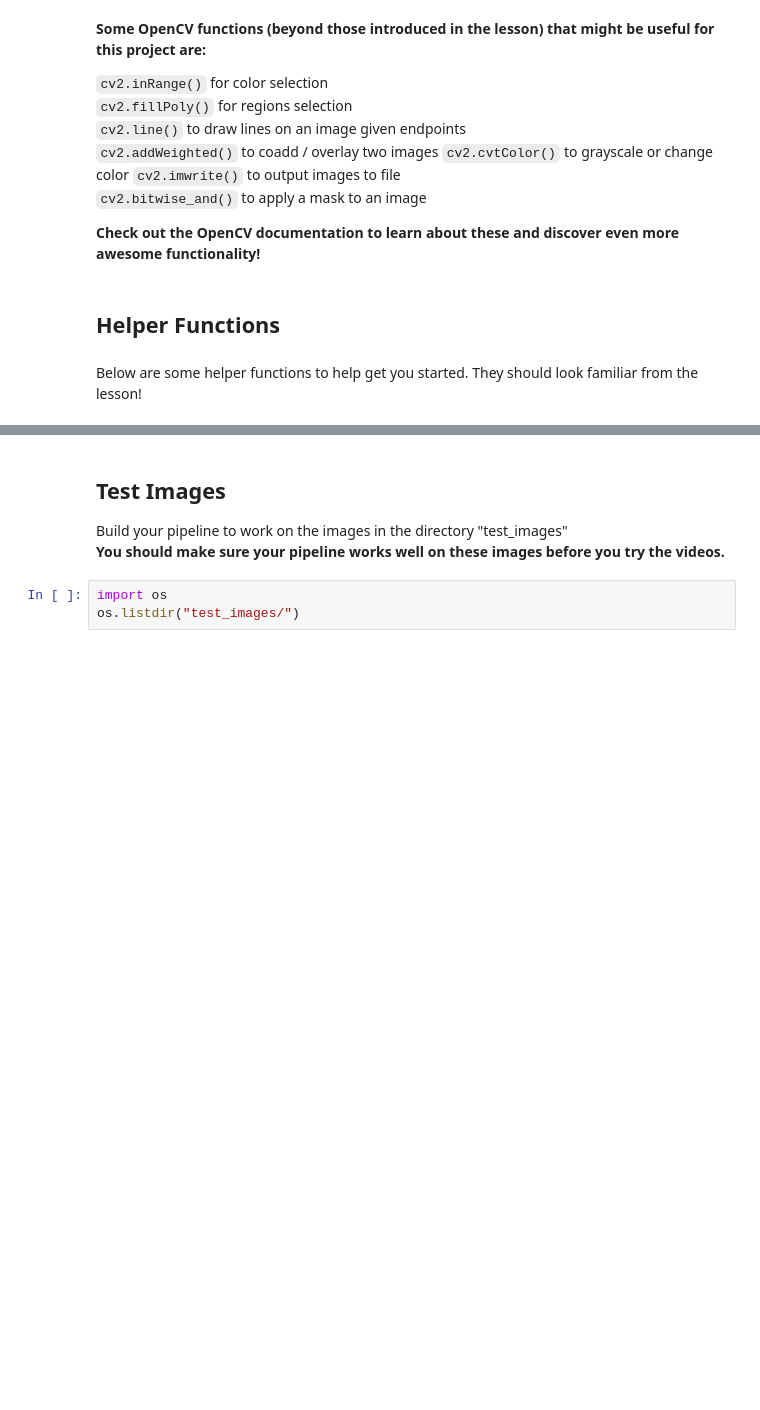
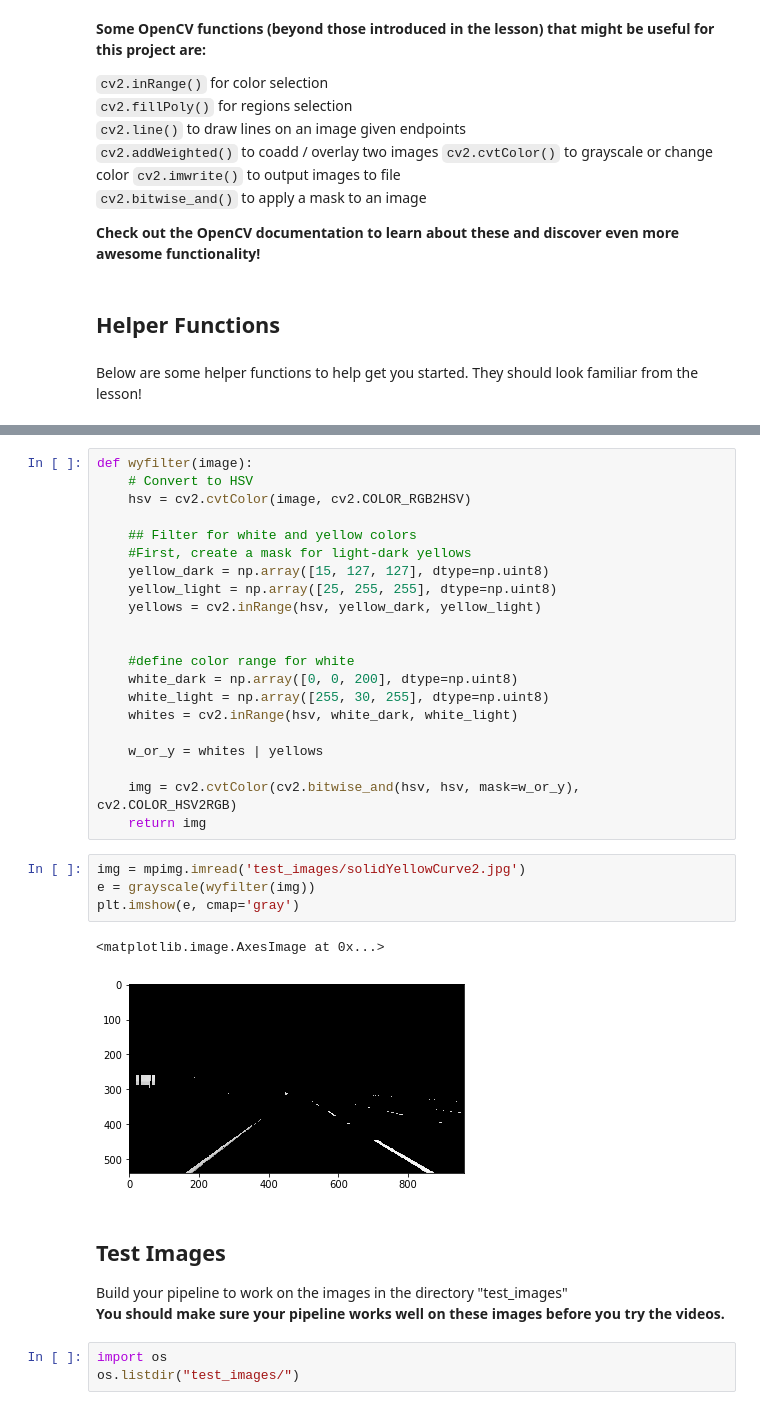
Before and after one commit to tnazikian/CarND-LaneLines-P1, a Jupyter notebook: P1.ipynb, the cells around one changed output, grey strips where cells are left out. Drawn from its saved outputs; the diff is of its cells as text; blank space fills up the shorter version.

```diff
--- a/P1.ipynb
+++ b/P1.ipynb
@@ -191,3 +206,31 @@ def draw_lines2(img, lines, color=[255, 0, 0], thickness=2):
+# %%
+def wyfilter(image):
+    # Convert to HSV
+    hsv = cv2.cvtColor(image, cv2.COLOR_RGB2HSV)
+
+    ## Filter for white and yellow colors
+    #First, create a mask for light-dark yellows
+    yellow_dark = np.array([15, 127, 127], dtype=np.uint8)
+    yellow_light = np.array([25, 255, 255], dtype=np.uint8)
+    yellows = cv2.inRange(hsv, yellow_dark, yellow_light)
+
+
+    #define color range for white
+    white_dark = np.array([0, 0, 200], dtype=np.uint8)
+    white_light = np.array([255, 30, 255], dtype=np.uint8)
+    whites = cv2.inRange(hsv, white_dark, white_light)
+
+    w_or_y = whites | yellows
+
+    img = cv2.cvtColor(cv2.bitwise_and(hsv, hsv, mask=w_or_y), cv2.COLOR_HSV2RGB)
+    return img
+# %%
+img = mpimg.imread('test_images/solidYellowCurve2.jpg')
+e = grayscale(wyfilter(img))
+plt.imshow(e, cmap='gray')
+# %% [output]
+<matplotlib.image.AxesImage at 0x...>
+[figure, added]
 # %% [markdown]
 ## Test Images
 
```
Also changed, not shown: parts of 9 cells of this notebook, 4 other files.
